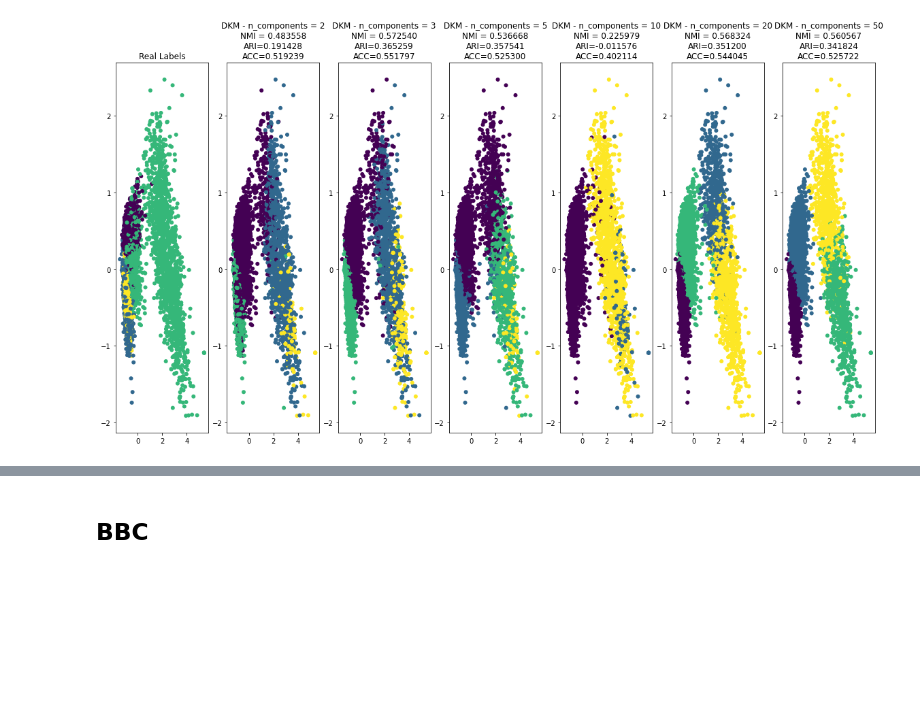
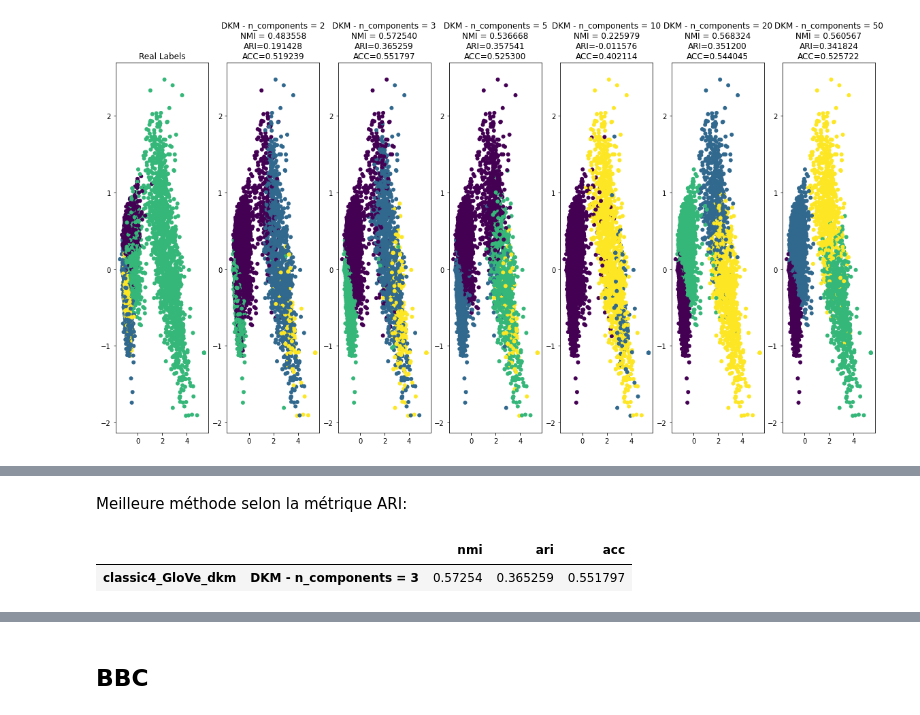
Before and after one commit to skourta/articulus_divisio, a Jupyter notebook: DKM_DCN_tf_py.ipynb, the cells around one changed output, grey strips where cells are left out. Saved outputs shown, nothing was run; the diff lists cells and outputs as text; code cells hidden in the pictures; blank space fills up the shorter version.

```diff
--- a/DKM_DCN_tf_py.ipynb
+++ b/DKM_DCN_tf_py.ipynb
@@ -697,0 +733,8 @@ resluts[key] = (nmis, aris, accs)
+# %% [markdown]
+Meilleure méthode selon la métrique ARI:
+# %%
+metric = "ari"
+classic4_results_dataframe[classic4_results_dataframe[metric] == classic4_results_dataframe[metric].max()]
+# %% [output]
+|  |  | nmi | ari | acc |
+| classic4_GloVe_dkm | DKM - n_components = 3 | 0.57254 | 0.365259 | 0.551797 |
```
Also changed, not shown: parts of 40 cells of this notebook.
